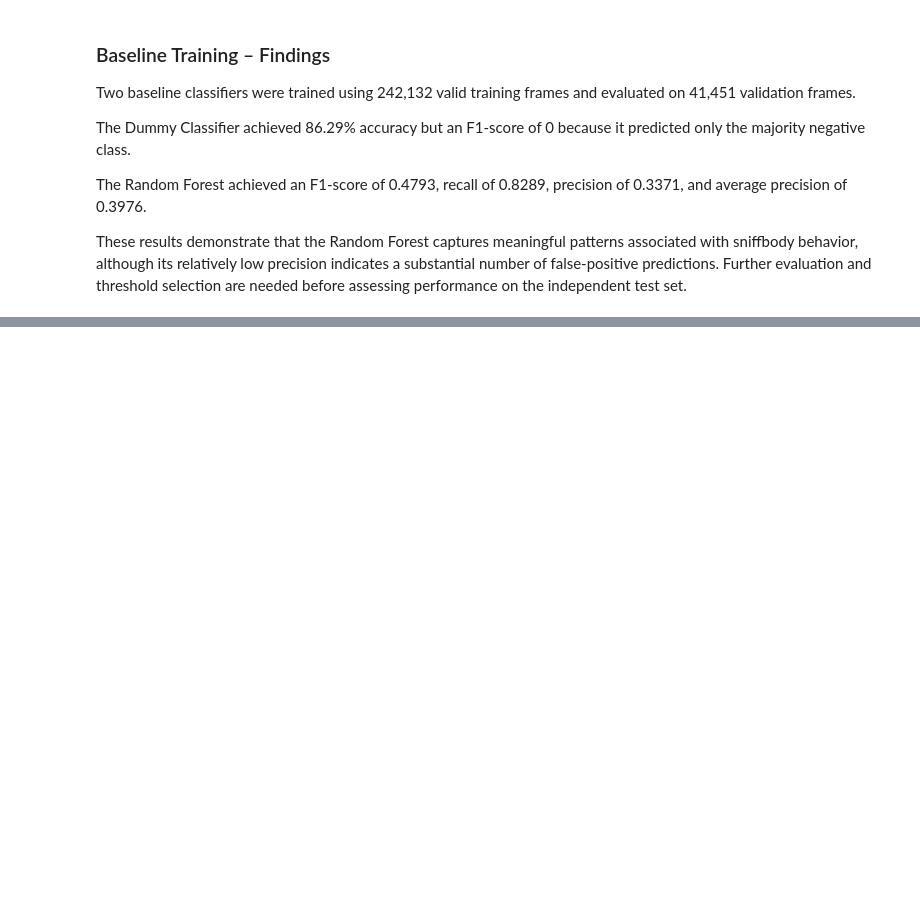
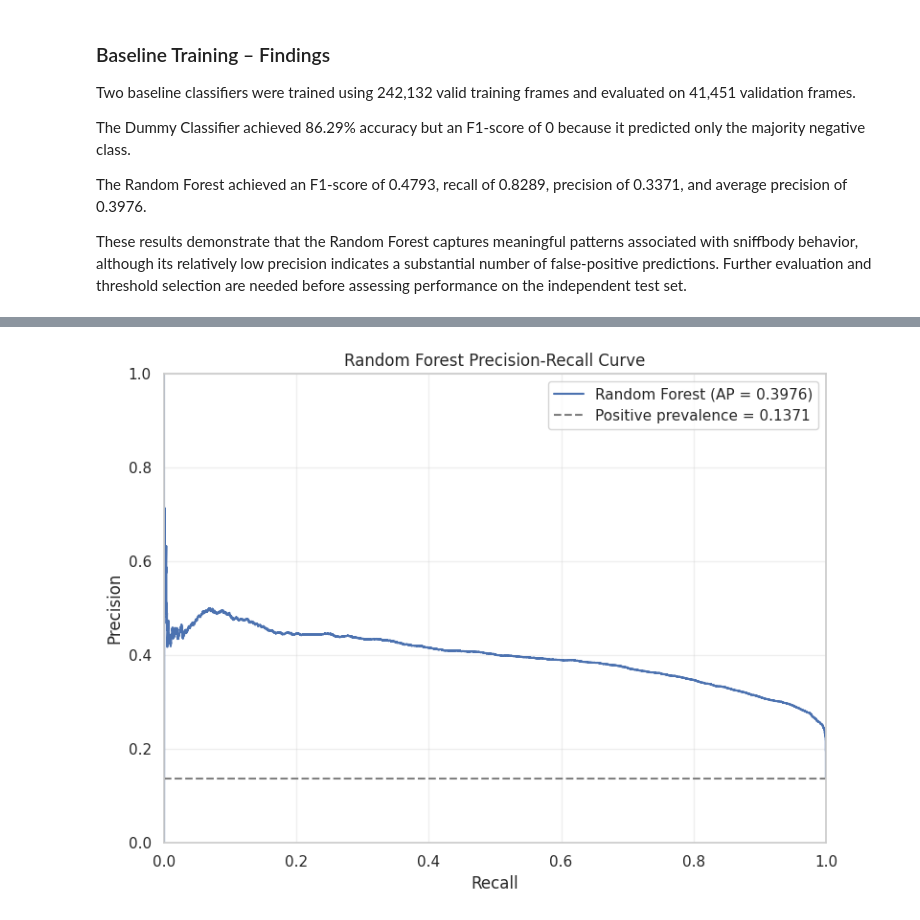
Before and after one commit to aytug-guler/GROUP19_CENG313, a Jupyter notebook: assignment1_eda_baseline.ipynb, the cells around one changed output, grey strips where cells are left out. Drawn from its saved outputs; the diff is of its cells as text; code cells hidden in the pictures; blank space fills up the shorter version.

```diff
--- a/assignment1_eda_baseline.ipynb
+++ b/assignment1_eda_baseline.ipynb
@@ -2034,0 +2100,36 @@ These results demonstrate that the Random Forest captures meaningful patterns as
+# %%
+
+# Precision-recall curve for Random Forest
+
+from sklearn.metrics import precision_recall_curve
+
+precision_values, recall_values, thresholds = (
+    precision_recall_curve(y_val, rf_probabilities)
+)
+
+plt.figure(figsize=(8, 6))
+
+plt.plot(
+    recall_values,
+    precision_values,
+    label=f"Random Forest (AP = {average_precision_score(y_val, rf_probabilities):.4f})"
+)
+
+plt.axhline(
+    y=y_val.mean(),
+    linestyle="--",
+    color="gray",
+    label=f"Positive prevalence = {y_val.mean():.4f}"
+)
+
+plt.xlabel("Recall")
+plt.ylabel("Precision")
+plt.title("Random Forest Precision-Recall Curve")
+plt.xlim(0, 1)
+plt.ylim(0, 1)
+plt.legend()
+plt.grid(alpha=0.3)
+plt.tight_layout()
+plt.show()
+# %% [output]
+[figure, added]
```
Also changed, not shown: parts of 16 cells of this notebook.
